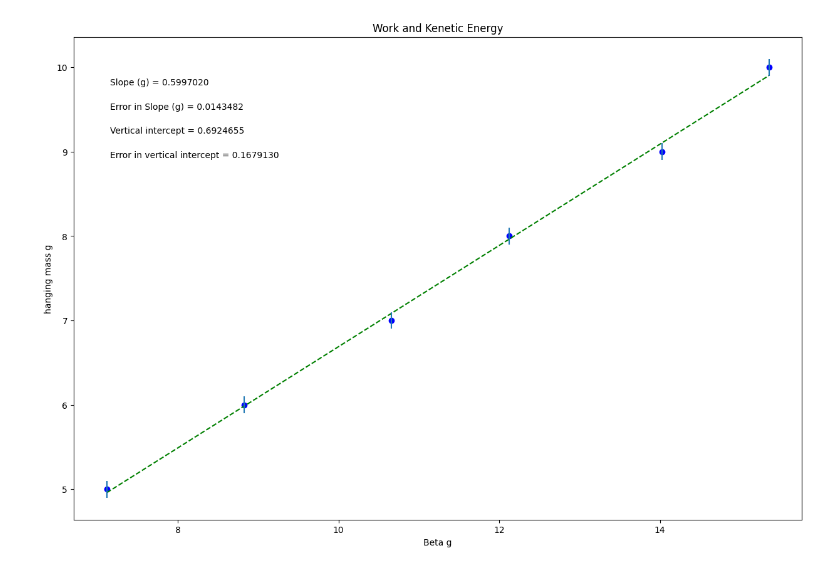
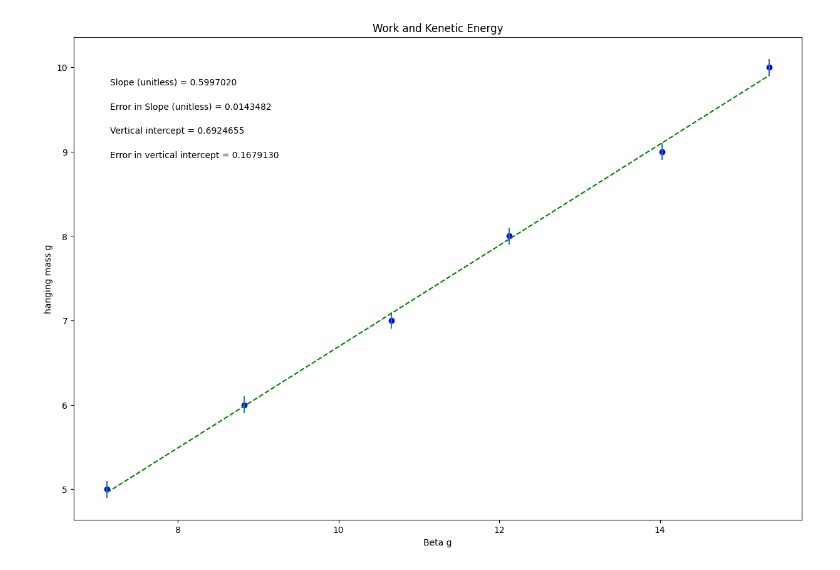
Before and after one commit to thenemisisstar/Physics-221-Lab, a Jupyter notebook: Lab_4_work_&_KE.ipynb, the cells around one changed output. Saved outputs shown, nothing was run; the diff lists cells and outputs as text; code cells hidden in the pictures.

```diff
--- a/Lab_4_work_&_KE.ipynb
+++ b/Lab_4_work_&_KE.ipynb
@@ -40,7 +40,7 @@ dy = err_m_h        #this should be your error in y array
 plot_title= 'Work and Kenetic Energy'
 x_label= 'Beta g'
 y_label= 'hanging mass g'
-slope_units= 'g'
+slope_units= 'unitless'
 
 #UPDATE ANNOTATION PLACEMENT SO IT'S OUT OF WAY OF PLOTTED DATA AND BEST FIT LINE
 #integer from 1 to 4, top R corner is 1 (counter-clockwise from there)
@@ -92,31 +92,31 @@ elif annotation_placement==3 or annotation_placement==4:
 #Don't need to change anything in this section!
 
 #Plot data on graph. Plot error bars and place values for slope,
 #error in slope, and vertical intercept (plus error) on the plot using "annotate"
 
 plt.figure(figsize=(15,10))
 
 plt.plot(x, fit, color='green', linestyle='--')
 plt.scatter(x, y, color='blue', marker='o')
 
 plt.xlabel(x_label)
 plt.ylabel(y_label)
 plt.title(plot_title)
 
 plt.errorbar(x, y, yerr=dy, xerr=None, fmt="none") #don't need to plot x error bars
 
 plt.annotate('Slope ({}) = {value:.{digits}f}'.format(slope_units,value=m, digits=7),
              (xpos, ypos[0]), xycoords='axes fraction')
 
 plt.annotate('Error in Slope ({}) = {value:.{digits}f}'.format(slope_units,value=dm, digits=7),
              (xpos, ypos[1]), xycoords='axes fraction')
 
 plt.annotate('Vertical intercept = {value:.{digits}f}'.format(value=b, digits=7),
              (xpos, ypos[2]), xycoords='axes fraction')
 
 plt.annotate('Error in vertical intercept = {value:.{digits}f}'.format(value=db, digits=7),
              (xpos, ypos[3]), xycoords='axes fraction')
 
 plt.show()
 # %% [output]
-[figure, old version]
+[figure, new version]
```
